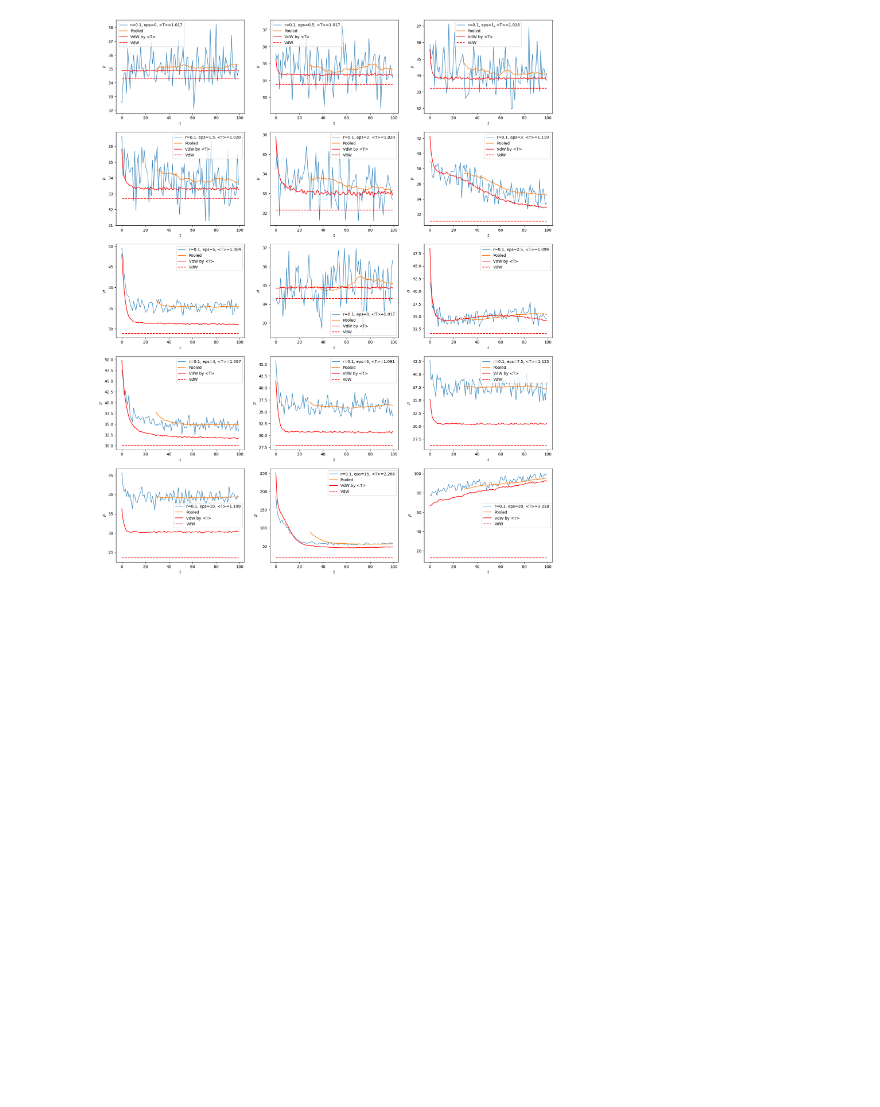
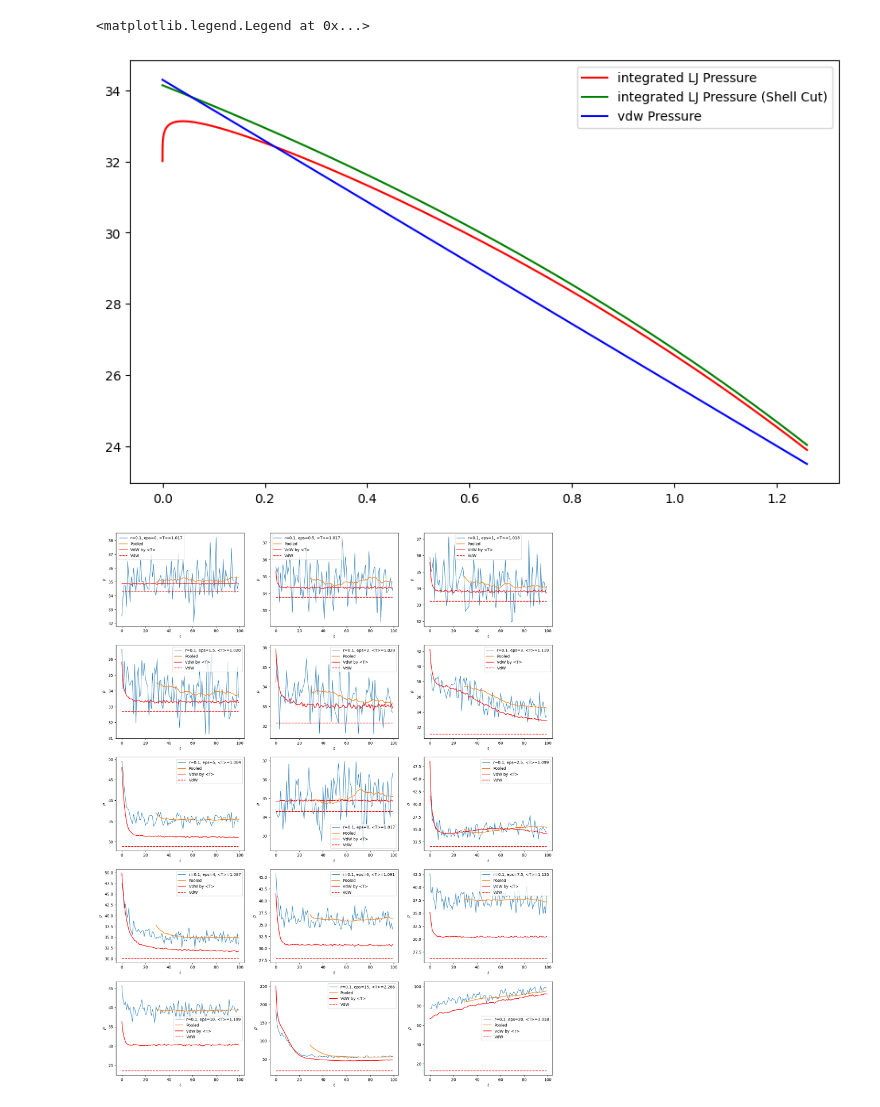
Before and after one commit to hy-iu/cu_mc, a Jupyter notebook: output_lj/show_pressure_lj.ipynb, the cells around one changed output. Saved outputs shown, nothing was run; the diff lists cells and outputs as text; code cells hidden in the pictures; blank space fills up the shorter version.

```diff
--- a/output_lj/show_pressure_lj.ipynb
+++ b/output_lj/show_pressure_lj.ipynb
@@ -1,3 +1,73 @@
+# %%
+import numpy as np
+from scipy.integrate import quad
+from scipy.constants import Boltzmann as kB
+import matplotlib.pyplot as plt
+
+def lennard_jones(r, epsilon, sigma):
+    return 4 * epsilon * ((sigma / r)**12 - (sigma / r)**6)
+
+def integrand(r, T, epsilon, sigma):
+    beta = 1 / T
+    u_r = lennard_jones(r, epsilon, sigma)
+    return (1 - np.exp(-beta * u_r)) * r**2
+
+def pressure_lj(T, epsilon, sigma, n):
+    r_min = 0
+    r_max = np.inf
+    integral, error = quad(integrand, r_min, r_max, args=(T, epsilon, sigma))
+    return n * T + 6 * np.pi * n**2 * T * integral / 3, 6 * np.pi * n**2 * T * error
+
+
+def lennard_jones_cut(r, epsilon, sigma):
+    if r > sigma:
+        return 4 * epsilon * ((sigma / r)**12 - (sigma / r)**6)
+    else:
+        return np.inf
+
+def integrand_cut(r, T, epsilon, sigma):
+    beta = 1 / T
+    u_r = lennard_jones_cut(r, epsilon, sigma)
+    return (1 - np.exp(-beta * u_r)) * r**2
+
+def pressure_lj_cut(T, epsilon, sigma, n):
+    # r_min = 0.001 * sigma
+    r_min = 0
+    r_max = np.inf
+    integral, error = quad(integrand_cut, r_min, r_max, args=(T, epsilon, sigma))
+    return n * T + 6 * np.pi * n**2 * T * integral / 3, 6 * np.pi * n**2 * T * error / 3
+
+def vdw(T, epsilon, sigma, n):
+    return n * T / (1 - 2 * n * np.pi * sigma ** 3 / 3) - 2 * np.pi * sigma**3 * 4 * epsilon * n**2 / 3
+
+epsilons = np.logspace(-10, 0.1, 1000)
+sigma = 0.1
+T = 1
+
+pressures_lj = []
+pressures_lj_err = []
+pressures_lj_cut = []
+pressures_lj_cut_err = []
+pressures_vdw = []
+
+for eps in epsilons:
+    p, err = pressure_lj(T, eps, sigma, 32)
+    pressures_lj.append(p)
+    pressures_lj_err.append(err)
+    p, err = pressure_lj_cut(T, eps, sigma, 32)
+    pressures_lj_cut.append(p)
+    pressures_lj_cut_err.append(err)
+    pressures_vdw.append(vdw(T, eps, sigma, 32))
+plt.figure(figsize=(10, 6))
+plt.plot(epsilons, pressures_lj, label='integrated LJ Pressure', c='r')
+plt.plot(epsilons, pressures_lj_cut, label='integrated LJ Pressure (Shell Cut)', c='g')
+plt.plot(epsilons, pressures_vdw, label='vdw Pressure', c='b')
+plt.fill_between(epsilons, np.array(pressures_lj) - np.array(pressures_lj_err), np.array(pressures_lj) + np.array(pressures_lj_err), alpha=0.2, color='r')
+plt.fill_between(epsilons, np.array(pressures_lj_cut) - np.array(pressures_lj_cut_err), np.array(pressures_lj_cut) + np.array(pressures_lj_cut_err), alpha=0.2, color='g')
+plt.legend()
+# %% [output]
+<matplotlib.legend.Legend at 0x...>
+[figure, added]
 # %%
 import numpy as np
 import matplotlib.pyplot as plt
```
Also changed, not shown: parts of 3 cells of this notebook, 10 other files.
